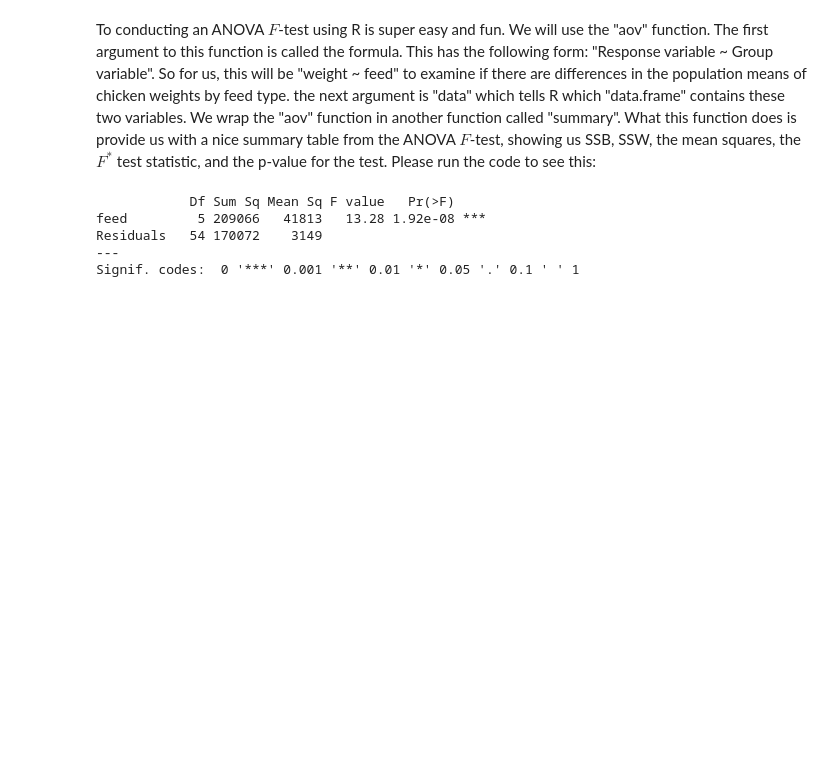
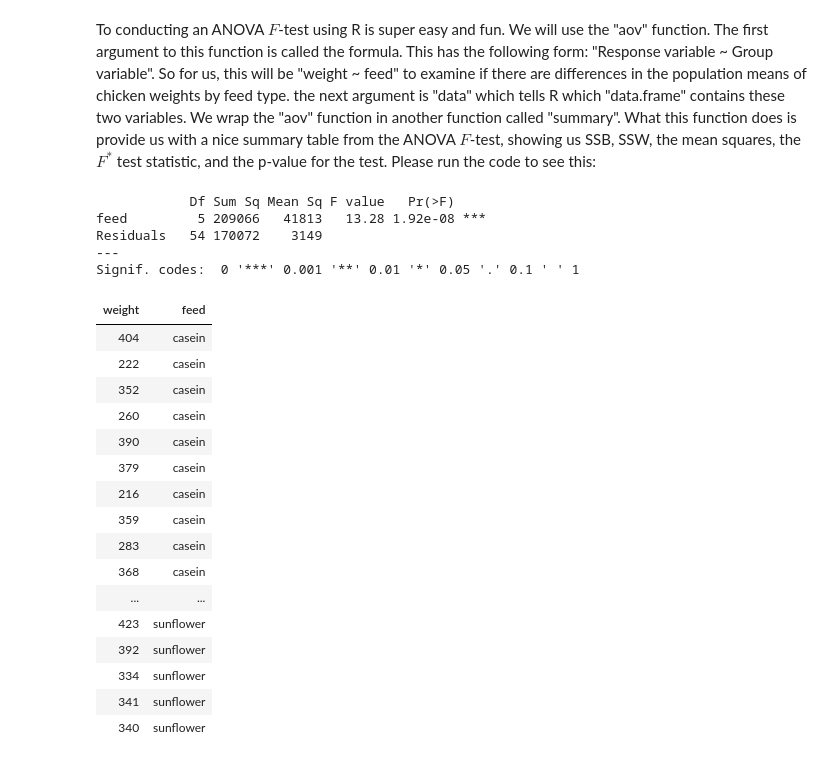
Before and after one commit to trainorp/iteachAST505, a Jupyter notebook: Assignments/Labs/Lab9.ipynb, the cells around one changed output. Cells and saved outputs as stored; diff of their text form; code cells hidden in the pictures; blank space fills up the shorter version.

```diff
--- a/Assignments/Labs/Lab9.ipynb
+++ b/Assignments/Labs/Lab9.ipynb
@@ -385,3 +249,23 @@ feed         5 209066   41813   13.28 1.92e-08 ***
 Residuals   54 170072    3149
 ---
 Signif. codes:  0 '***' 0.001 '**' 0.01 '*' 0.05 '.' 0.1 ' ' 1
+# %%
+chickwts
+# %% [output]
+| weight | feed |
+| 404 | casein |
+| 222 | casein |
+| 352 | casein |
+| 260 | casein |
+| 390 | casein |
+| 379 | casein |
+| 216 | casein |
+| 359 | casein |
+| 283 | casein |
+| 368 | casein |
+| ... | ... |
+| 423 | sunflower |
+| 392 | sunflower |
+| 334 | sunflower |
+| 341 | sunflower |
+| 340 | sunflower |
```
Also changed, not shown: parts of 32 cells of this notebook, 1 other file.
